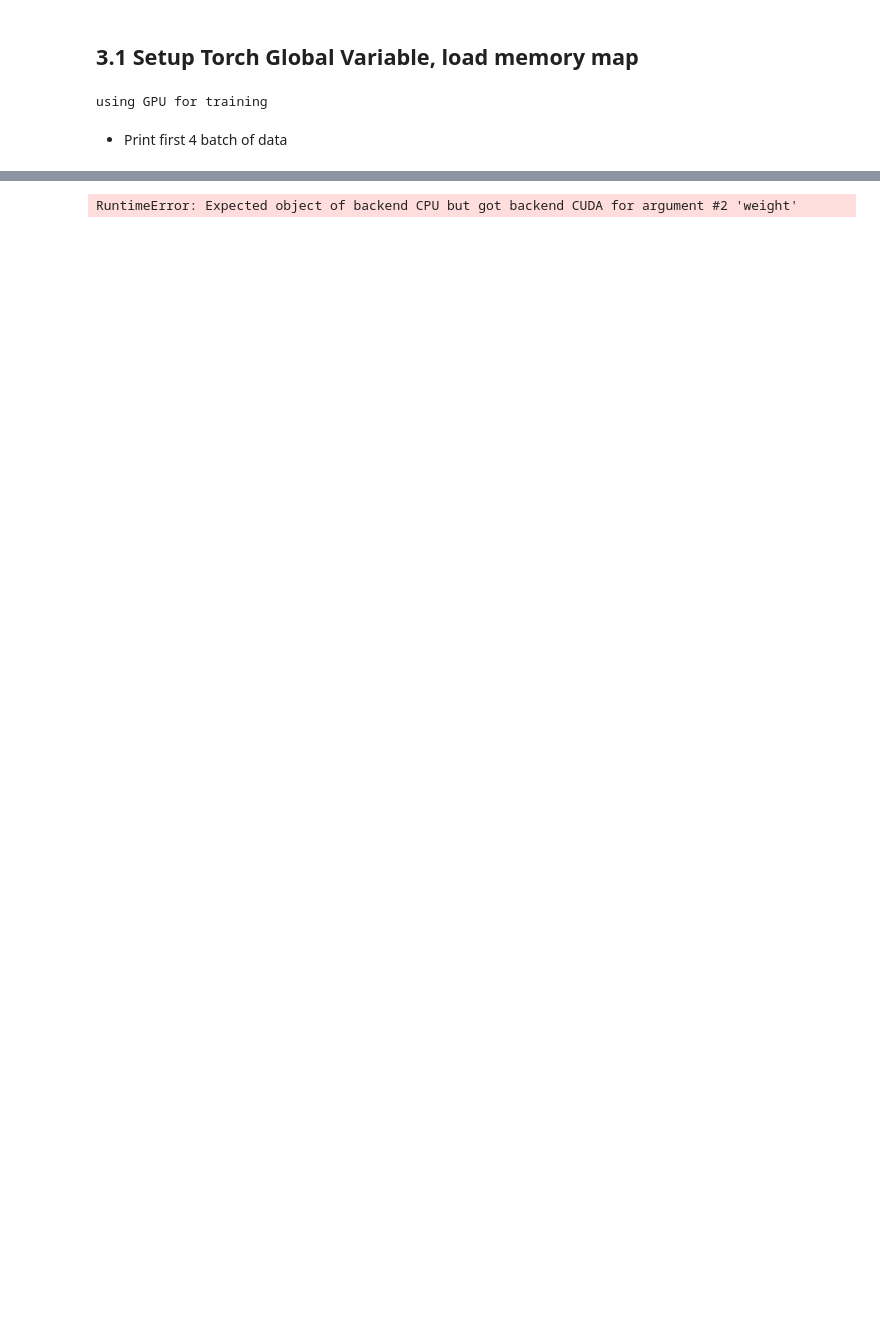
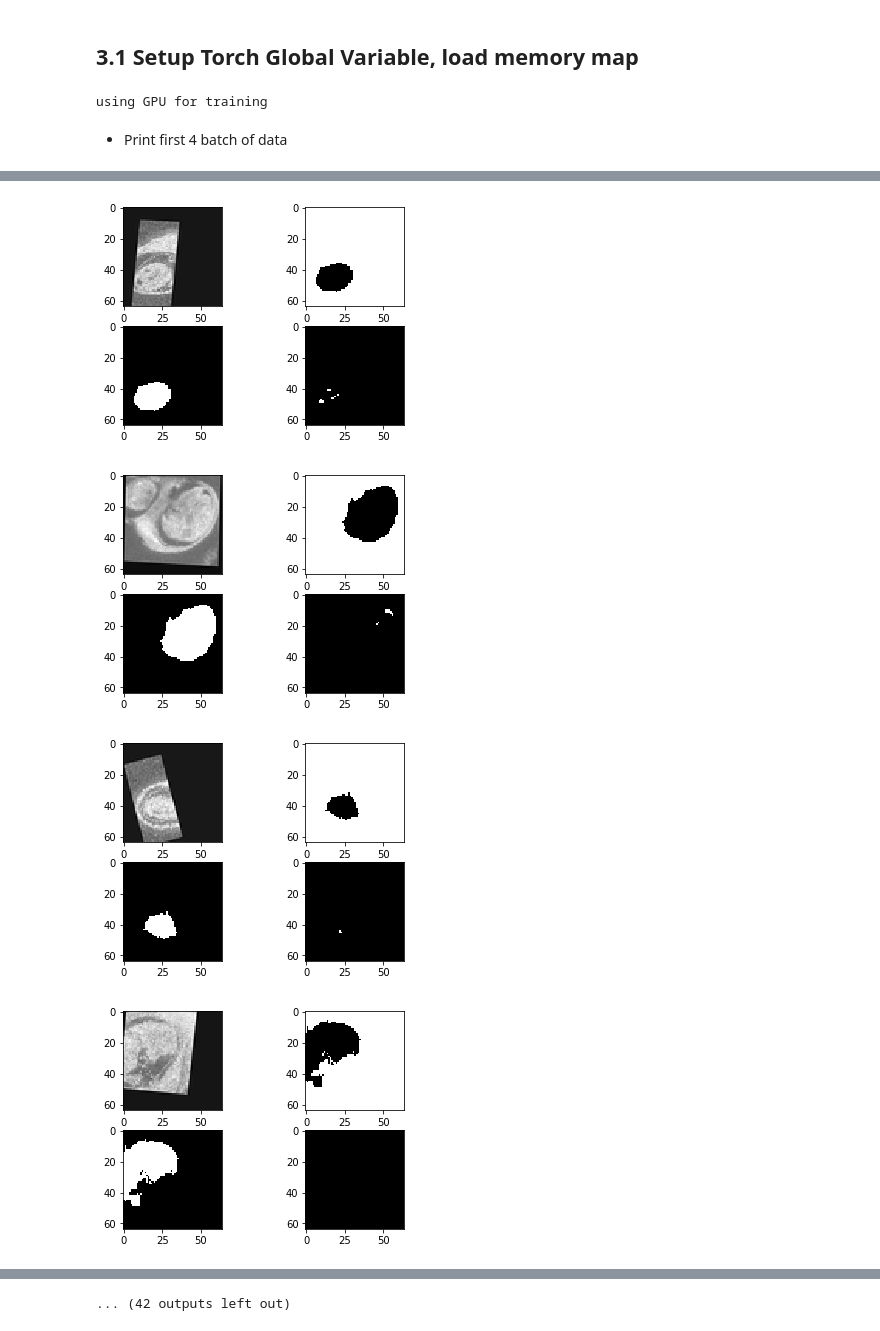
Before and after one commit to tongdaxu/ECE-GY-6123-IMAGE-AND-VIDEO-PROCESSING, a Jupyter notebook: MouseProj/03. Vnet.ipynb, the cells around one changed output, grey strips where cells are left out. Drawn from its saved outputs; the diff is of its cells as text; code cells hidden in the pictures; blank space fills up the shorter version.

Commit message:
vnet van

```diff
--- a/MouseProj/03. Vnet.ipynb
+++ b/MouseProj/03. Vnet.ipynb
@@ -99,6 +92,9 @@ from vnet import VNet
 
 #-------------------------NEW MODEL INIT WEIGHT--------------------------------------#
 
-model = VNet(classnum=3, slim=True)
+model = VNet(classnum=3, slim=False)
 model.apply(weights_init)
 optimizer = optim.Adam(model.parameters(), lr=LEARNING_RATE)
+# %%
+train(model, train_loader, validation_loader, optimizer,\
+      device=device, dtype=dtype, epochs=500)
@@ -105,3 +124,9 @@ optimizer = optim.Adam(model.parameters(), lr=LEARNING_RATE)
 # %%
-shape_test(model, device, dtype)
+from training import check_img
+
+check_img(model, validation_loader, device, dtype)
 # %% [output]
+[figure, added]
+[figure, added]
+[figure, added]
+[figure, added]
@@ -108 +141 @@ shape_test(model, device, dtype)
-RuntimeError: Expected object of backend CPU but got backend CUDA for argument #2 'weight'
+... (42 outputs left out)
```
Also changed, not shown: parts of 9 cells of this notebook, 7 other files.
